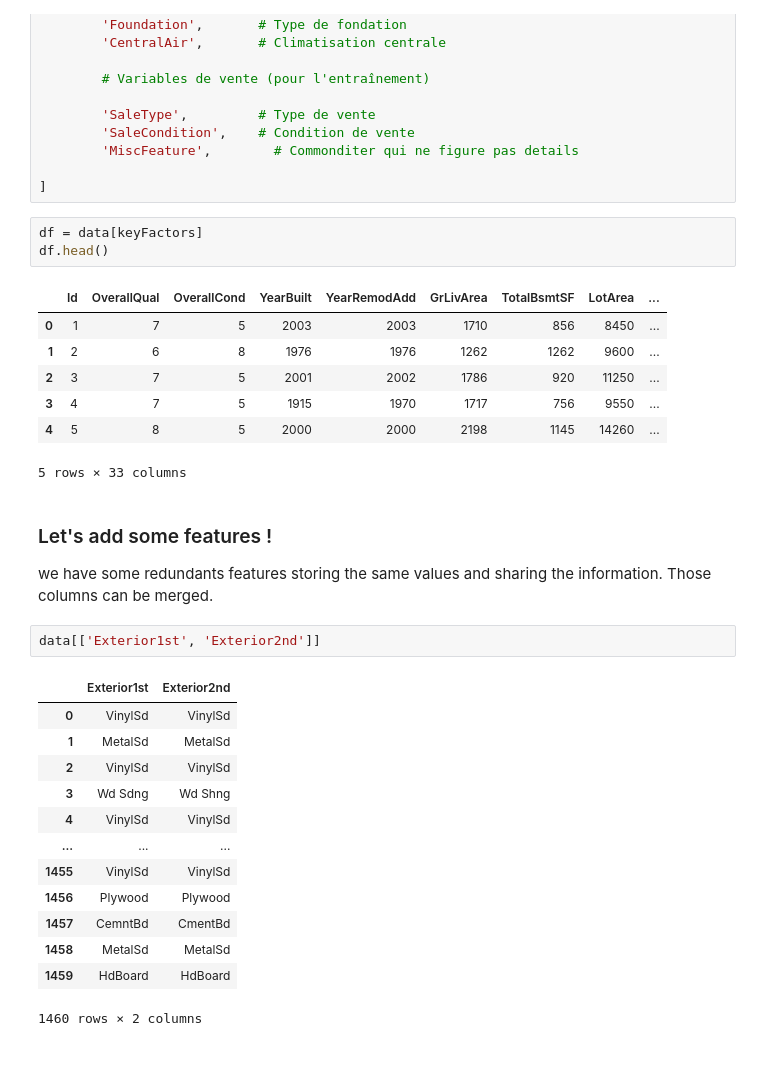
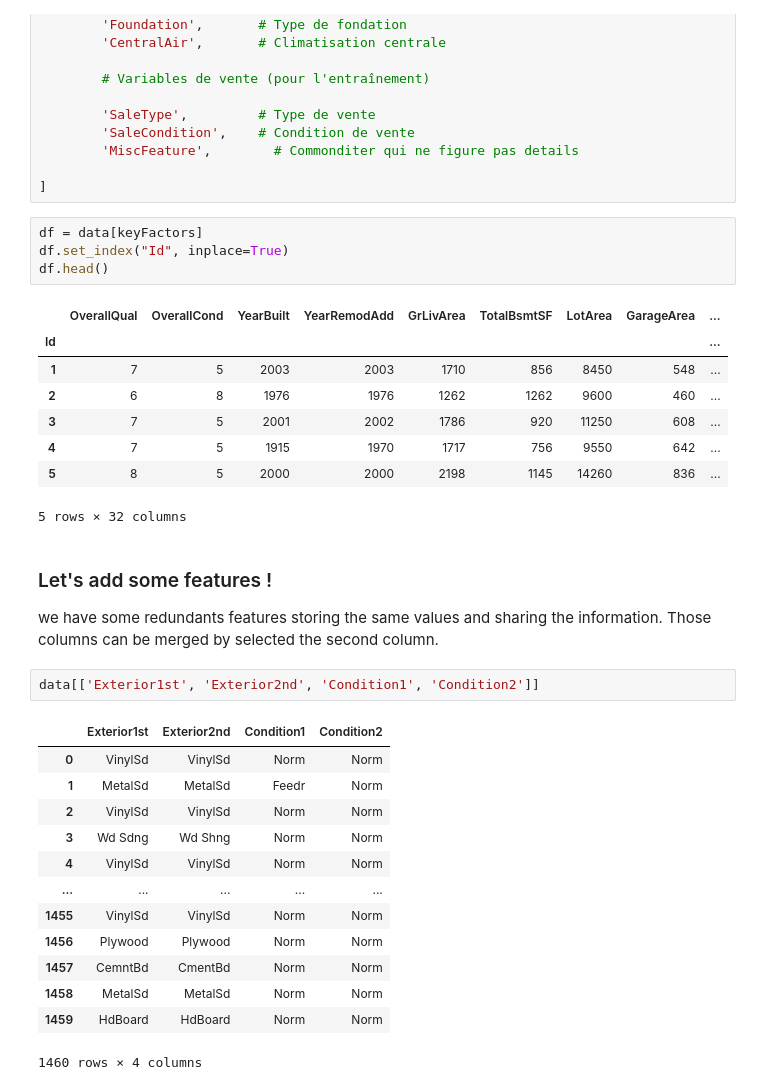
Before and after one commit to superMass14/immoSense, a Jupyter notebook: notebook/main.ipynb, the cells around one changed output. Saved outputs shown, nothing was run; the diff lists cells and outputs as text; blank space fills up the shorter version.

Commit message:
add: data  cleaning + feature engineering done

```diff
--- a/notebook/main.ipynb
+++ b/notebook/main.ipynb
@@ -106,31 +105,33 @@ keyFactors = [
 ]
 # %%
 df = data[keyFactors]
+df.set_index("Id", inplace=True)
 df.head()
 # %% [output]
-|  | Id | OverallQual | OverallCond | YearBuilt | YearRemodAdd | GrLivArea | TotalBsmtSF | LotArea | ... |
-| 0 | 1 | 7 | 5 | 2003 | 2003 | 1710 | 856 | 8450 | ... |
-| 1 | 2 | 6 | 8 | 1976 | 1976 | 1262 | 1262 | 9600 | ... |
-| 2 | 3 | 7 | 5 | 2001 | 2002 | 1786 | 920 | 11250 | ... |
-| 3 | 4 | 7 | 5 | 1915 | 1970 | 1717 | 756 | 9550 | ... |
-| 4 | 5 | 8 | 5 | 2000 | 2000 | 2198 | 1145 | 14260 | ... |
+|  | OverallQual | OverallCond | YearBuilt | YearRemodAdd | GrLivArea | TotalBsmtSF | LotArea | GarageArea | ... |
+| Id |  |  |  |  |  |  |  |  | ... |
+| 1 | 7 | 5 | 2003 | 2003 | 1710 | 856 | 8450 | 548 | ... |
+| 2 | 6 | 8 | 1976 | 1976 | 1262 | 1262 | 9600 | 460 | ... |
+| 3 | 7 | 5 | 2001 | 2002 | 1786 | 920 | 11250 | 608 | ... |
+| 4 | 7 | 5 | 1915 | 1970 | 1717 | 756 | 9550 | 642 | ... |
+| 5 | 8 | 5 | 2000 | 2000 | 2198 | 1145 | 14260 | 836 | ... |
-5 rows × 33 columns
+5 rows × 32 columns
 # %% [markdown]
 ### Let's add some features !
-we have some redundants features storing the same values and sharing the information. Those columns can be merged.
+we have some redundants features storing the same values and sharing the information. Those columns can be merged by selected the second column.
 # %%
-data[['Exterior1st', 'Exterior2nd']]
+data[['Exterior1st', 'Exterior2nd', 'Condition1', 'Condition2']]
 # %% [output]
-|  | Exterior1st | Exterior2nd |
-| 0 | VinylSd | VinylSd |
-| 1 | MetalSd | MetalSd |
-| 2 | VinylSd | VinylSd |
-| 3 | Wd Sdng | Wd Shng |
-| 4 | VinylSd | VinylSd |
-| ... | ... | ... |
-| 1455 | VinylSd | VinylSd |
-| 1456 | Plywood | Plywood |
-| 1457 | CemntBd | CmentBd |
-| 1458 | MetalSd | MetalSd |
-| 1459 | HdBoard | HdBoard |
+|  | Exterior1st | Exterior2nd | Condition1 | Condition2 |
+| 0 | VinylSd | VinylSd | Norm | Norm |
+| 1 | MetalSd | MetalSd | Feedr | Norm |
+| 2 | VinylSd | VinylSd | Norm | Norm |
+| 3 | Wd Sdng | Wd Shng | Norm | Norm |
+| 4 | VinylSd | VinylSd | Norm | Norm |
+| ... | ... | ... | ... | ... |
+| 1455 | VinylSd | VinylSd | Norm | Norm |
+| 1456 | Plywood | Plywood | Norm | Norm |
+| 1457 | CemntBd | CmentBd | Norm | Norm |
+| 1458 | MetalSd | MetalSd | Norm | Norm |
+| 1459 | HdBoard | HdBoard | Norm | Norm |
-1460 rows × 2 columns
+1460 rows × 4 columns
```
Also changed, not shown: parts of 16 cells of this notebook.
